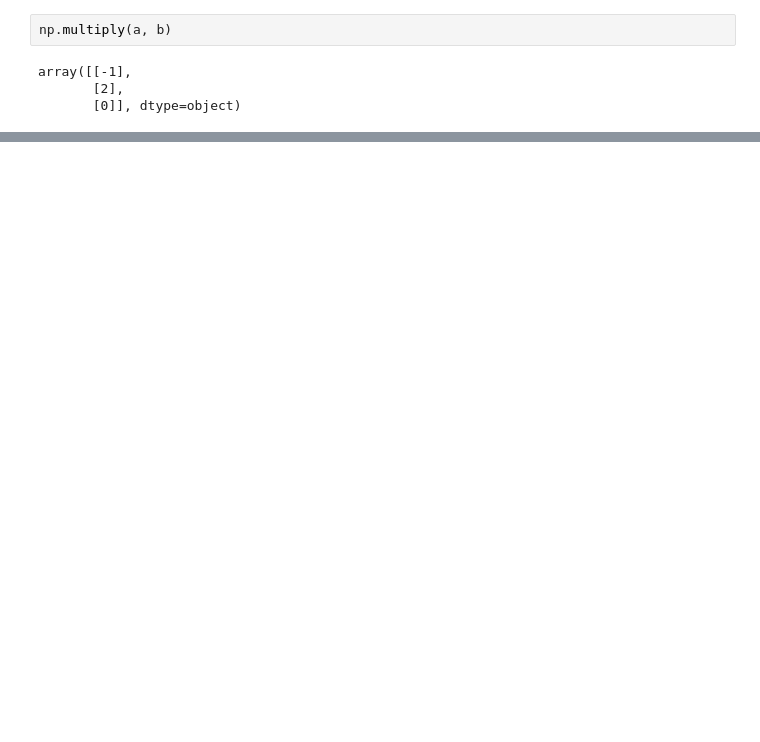
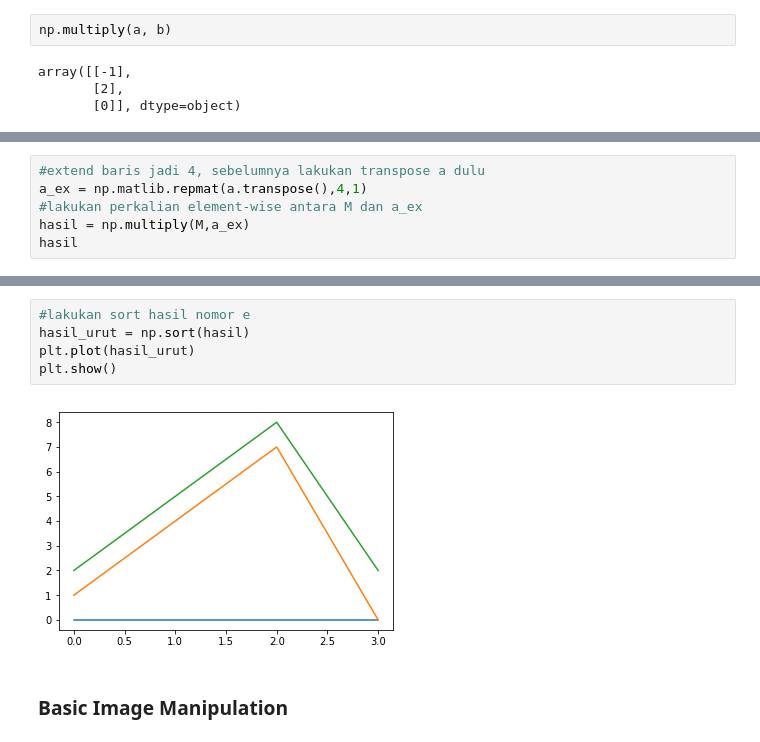
Before and after one commit to nadyadtm/Recognition-System-Assignment-2, a Jupyter notebook: Recognition System Assignment 2 Nadya Aditama.ipynb, the cells around one changed output, grey strips where cells are left out. Saved outputs shown, nothing was run; the diff lists cells and outputs as text; blank space fills up the shorter version.

```diff
--- a/Recognition System Assignment 2 Nadya Aditama.ipynb
+++ b/Recognition System Assignment 2 Nadya Aditama.ipynb
@@ -186,0 +115,6 @@ ax1.set_axis_off()
+# %%
+#extend baris jadi 4, sebelumnya lakukan transpose a dulu
+a_ex = np.matlib.repmat(a.transpose(),4,1)
+#lakukan perkalian element-wise antara M dan a_ex
+hasil = np.multiply(M,a_ex)
+hasil
@@ -186,0 +132,9 @@ ax1.set_axis_off()
+# %%
+#lakukan sort hasil nomor e
+hasil_urut = np.sort(hasil)
+plt.plot(hasil_urut)
+plt.show()
+# %% [output]
+[figure, added]
+# %% [markdown]
+### Basic Image Manipulation
```
Also changed, not shown: parts of 63 cells of this notebook, 2 other files.
